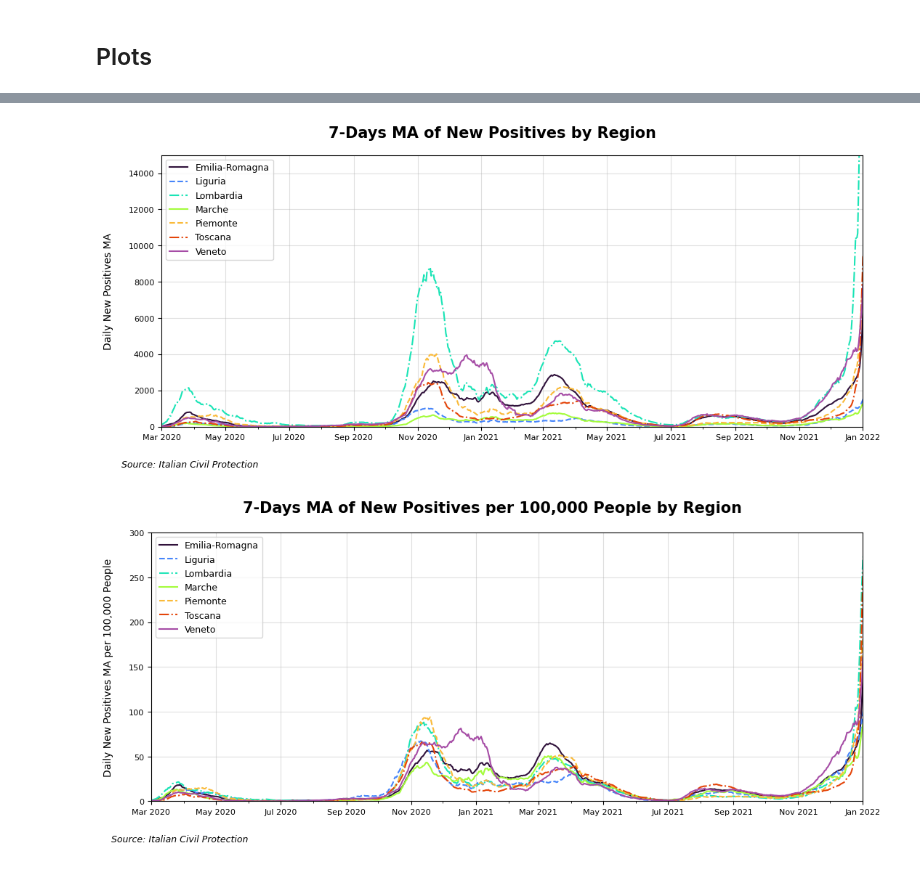
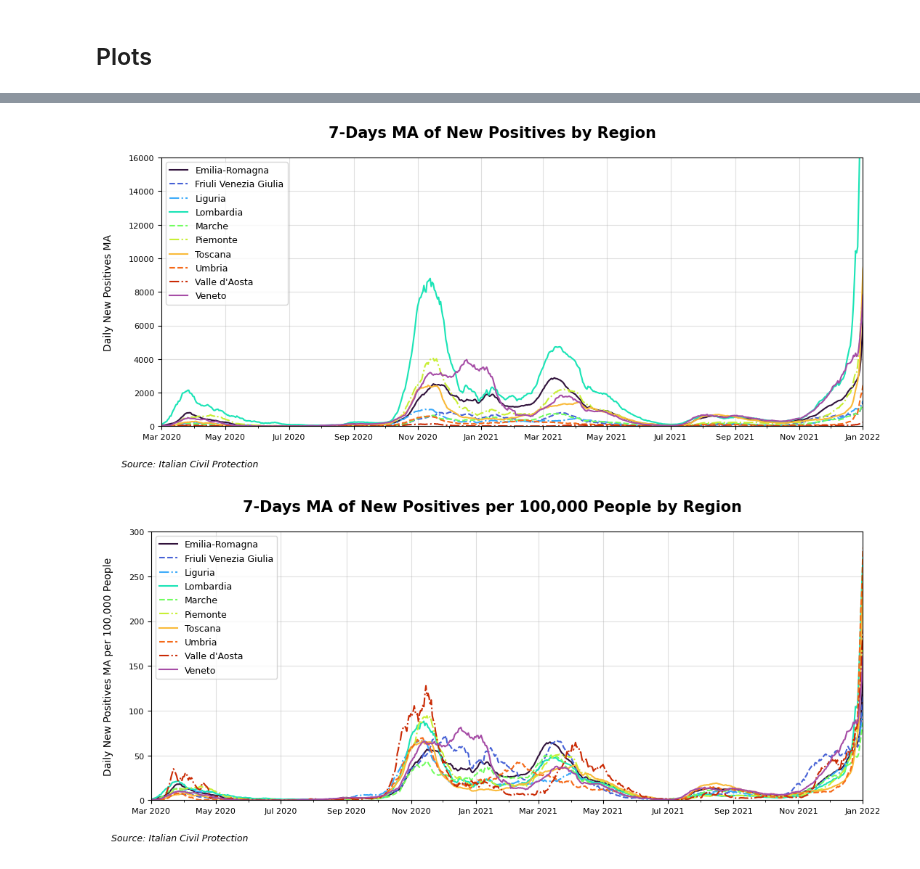
Before and after one commit to zurlog/dpc-covid19, a Jupyter notebook: scripts/dpc-covid19-regions.ipynb, the cells around one changed output, grey strips where cells are left out. Saved outputs shown, nothing was run; the diff lists cells and outputs as text; code cells hidden in the pictures.

```diff
--- a/scripts/dpc-covid19-regions.ipynb
+++ b/scripts/dpc-covid19-regions.ipynb
@@ -86,2 +118,8 @@ dtype: int64
 # %% [markdown]
 ## Data Manipulation <a class='anchor' id='manipulation'></a>
+# %%
+pops = pd.read_csv(f'{DATA_PATH}/istat_pop_media.csv', index_col=0)
+display(pops.head())
+#pop_regions = pops[pops.index.isin(regioni['denominazione_regione'].unique())]
+pop_regions = pops[pops.index.isin(regioni.index.get_level_values(0).unique())]
+pop_regions.head()
@@ -154,35 +213,25 @@ array([ 1,  3,  5,  7,  8,  9, 11], dtype=int64)
 import warnings
 
 # Use the filterwarnings function to ignore the warning messages
-warnings.filterwarnings('ignore')
+#warnings.filterwarnings('ignore')
 
-# Define the population count for each region
-pop_regions = {
-    'Lombardia': 9981554,
-    'Veneto': 4869830,
-    'Piemonte': 4274945,
-    'Liguria': 1518495,
-    'Toscana': 3692865,
-    'Marche': 1498236,
-    'Emilia-Romagna': 4438937
-}
 
 # Apply the std_columns function to standardize columns with population count and create new ones
-reg_selection = std_columns(pop_regions, reg_selection, ['totale_positivi','nuovi_positivi','deceduti','totale_casi'])
+regioni = std_columns(pop_regions, regioni, ['totale_positivi','nuovi_positivi','deceduti','totale_casi'])
 
 # Add a new column to represent the number of days from lockdown (2020-03-09)
-reg_selection.insert(1, "days_from_lock", reg_selection['data'] - pd.to_datetime('2020-03-09'))
+regioni.insert(1, "days_from_lock", regioni['data'] - pd.to_datetime('2020-03-09'))
 
 # Add a new column 'nuovi_positivi_ma' representing the rolling 7-day average of 'nuovi_positivi' for each region
 # A rolling average is computed by taking the mean of the last 7 values of 'nuovi_positivi' for each region
-reg_selection.insert(14, "nuovi_positivi_ma", reg_selection.groupby('denominazione_regione')['nuovi_positivi'].rolling(7).mean().reset_index(level=0, drop=True))
+regioni.insert(14, "nuovi_positivi_ma", regioni.groupby('denominazione_regione')['nuovi_positivi'].rolling(7).mean().reset_index(level=0, drop=True))
 
 # Add a new column 'nuovi_positivi_100k_ma' representing the rolling 7-day average of 'nuovi_positivi_100k' for each region
 # A rolling average is computed by taking the mean of the last 7 values of 'nuovi_positivi_100k' for each region
-reg_selection.insert(len(reg_selection.columns)-2, "nuovi_positivi_100k_ma", reg_selection.groupby('denominazione_regione')['nuovi_positivi_100k'].rolling(7).mean().reset_index(level=0, drop=True))
+regioni.insert(len(regioni.columns)-2, "nuovi_positivi_100k_ma", regioni.groupby('denominazione_regione')['nuovi_positivi_100k'].rolling(7).mean().reset_index(level=0, drop=True))
 
 # Reset the warning filter to its default state
 warnings.filterwarnings('default')
-reg_selection.info()
+regioni.info()
 # %% [output]
 <class 'pandas.core.frame.DataFrame'>
@@ -254,0 +321,6 @@ with open(file_path, "w") as f:
+# %%
+reg_selection = [i for i in range(12)]
+NORD_regioni = regioni.query('codice_regione.isin(@reg_selection)')
+file_path = f'{RESULTS_PATH}/NORD_regioni.csv'
+with open(file_path, "w") as f:
+    NORD_regioni.to_csv(f)
@@ -256,7 +332,7 @@ with open(file_path, "w") as f:
 ## Plots <a class='anchor' id='plots'></a>
 # %%
 # Create a 'groupby' object to be used in the plots
-grouped = reg_selection.groupby('denominazione_regione')
+grouped = NORD_regioni.groupby(level='denominazione_regione')
 
 # Create a copy of the turbo color map
 custom_cmap = mpl.colormaps.get_cmap('turbo').copy()
@@ -350,7 +427,7 @@ ax.tick_params(axis='x', rotation=0, labelsize=8)
 ax.tick_params(axis='y', rotation=0, labelsize=8)
 ax.xaxis.set_tick_params(which='minor', labelsize=0)
 ax.set_xlim(('Mar 2020', 'Jan 2022'))
-ax.set_ylim((0, 15000))
+ax.set_ylim((0, 16000))
 
 plt.xlabel('', labelpad=15)
 plt.ylabel('Daily New Positives MA', labelpad=15, fontsize=10)
@@ -369,32 +446,32 @@ save_fig('new_positives_reg')
 # Plot each province's data on the same plot
 fig, ax = plt.subplots(figsize=(11, 5))
 for i, (name, group) in enumerate(grouped):
     # Use a different line style for odd and even indices
     ls = ['-', '--', '-.'][i % 3]
     group.plot(x='data', y='nuovi_positivi_100k_ma', label=name, ax=ax, color=colors[i], ls=ls)
 
 # Add plot labels and legend
 date_fmt = DateFormatter('%b %Y')
 locator = AutoDateLocator()
 locator.intervald[3] = 2  # show every 3 months
 ax.xaxis.set_major_locator(locator)
 ax.xaxis.set_major_formatter(date_fmt)
 ax.tick_params(axis='x', rotation=0, labelsize=8)
 ax.tick_params(axis='y', rotation=0, labelsize=8)
 ax.xaxis.set_tick_params(which='minor', labelsize=0)
 ax.set_xlim(('Mar 2020', 'Jan 2022'))
 ax.set_ylim((0, 300))
 
 plt.xlabel('', labelpad=15)
 plt.ylabel('Daily New Positives MA per 100,000 People', labelpad=15, fontsize=10)
 plt.suptitle('7-Days MA of New Positives per 100,000 People by Region', fontsize=15, fontweight='bold')
 plt.grid(alpha=0.4)
 plt.legend(markerscale=100, prop={'size': 9}, loc="upper left")
 
 # Add the data source as a footnote
 ax.text(0.04, -0.15, "Source: Italian Civil Protection", ha="center", fontsize=9, transform=ax.transAxes, fontstyle="italic")
 
 save_fig('new_positives_100k_reg')
 # %% [output]
-[figure, old version]
+[figure, new version]
-[figure, old version]
+[figure, new version]
```
Also changed, not shown: parts of 22 cells of this notebook, 9 other files.
